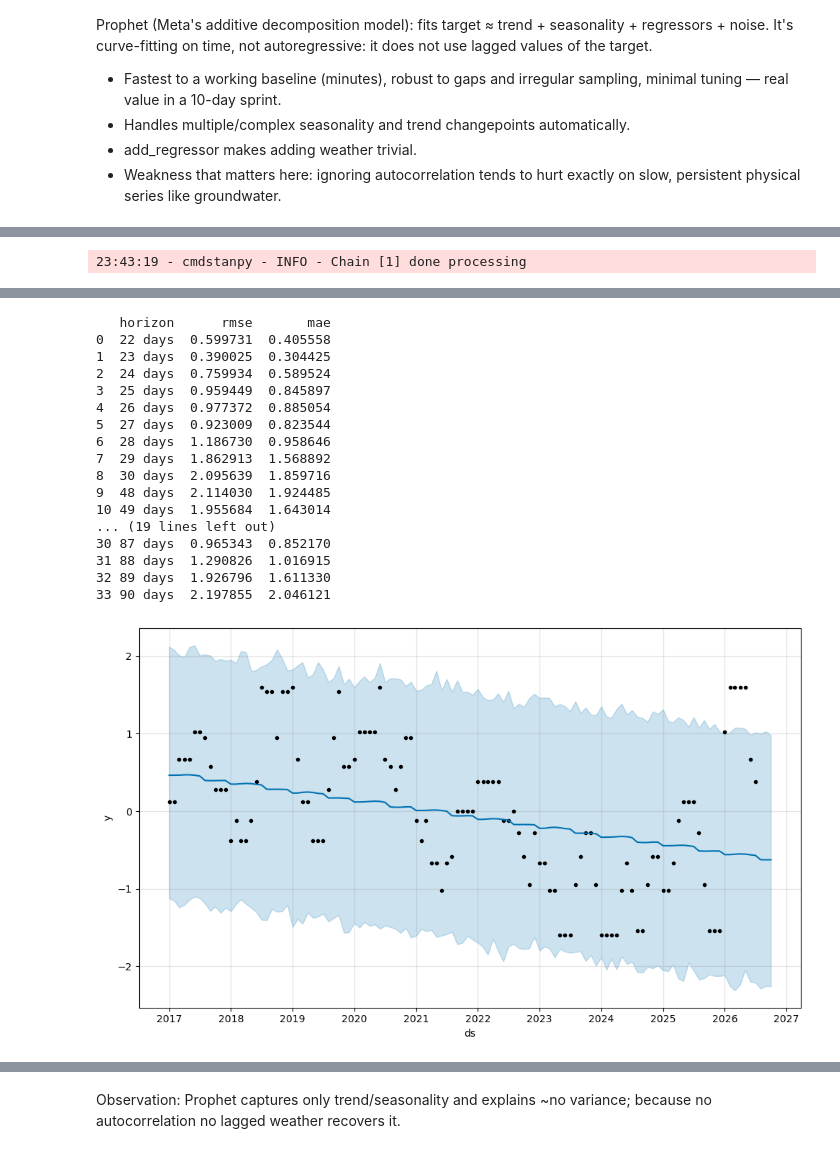
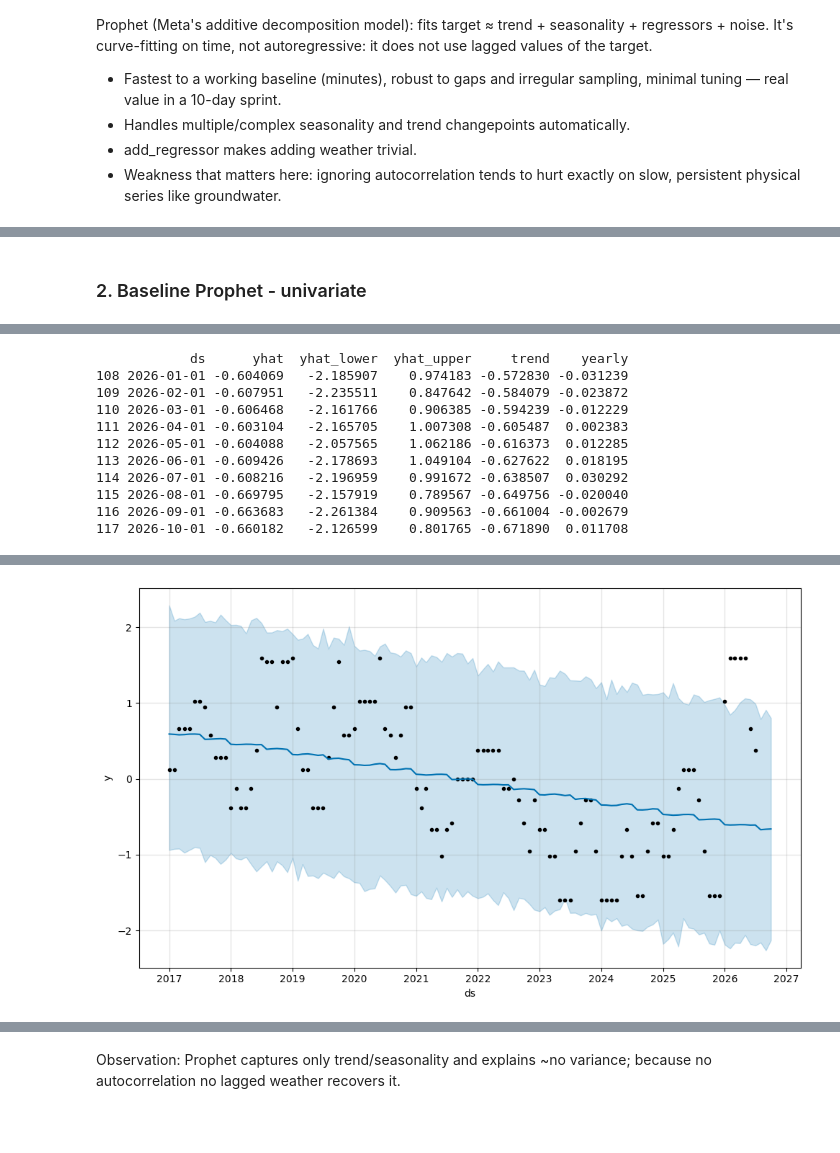
Before and after one commit to lauradmch/NappeCast-forecasting, a Jupyter notebook: notebooks/prophet_analysis.ipynb, the cells around one changed output, grey strips where cells are left out. Cells and saved outputs as stored; diff of their text form; code cells hidden in the pictures; blank space fills up the shorter version.

```diff
--- a/notebooks/prophet_analysis.ipynb
+++ b/notebooks/prophet_analysis.ipynb
@@ -7,6 +7,8 @@ import numpy as np
 
 # Loading the dataframe
 input_path = Path("..") / 'data' / 'processed' / 'dataset_processed.csv'
-df = pd.read_csv(input_path)
-display(df.head(5))
+dataset = pd.read_csv(input_path)
+dataset = dataset.set_index("date_index", drop=False)
+dataset.index = pd.to_datetime(dataset.index)
+display(dataset.columns)
 # %% [output]
@@ -57,0 +41,8 @@ from prophet.plot import plot_cross_validation_metric
+# %%
+# Select standardized features and build the monthly panel
+df = dataset.copy()
+std_cols = df.filter(regex=r"^S.*I$").columns
+df = df.filter(std_cols)
+df_monthly = df.groupby(df.index.to_period('M')).mean()
+
+display(df_monthly.head())
@@ -58,3 +57,5 @@ from prophet.plot import plot_cross_validation_metric
+# %% [markdown]
+### 2. Baseline Prophet - univariate
 # %%
 
 # build the two-column frame for Prophet
@@ -100,7 +101,7 @@ print(forecast[["ds", "yhat", "yhat_lower", "yhat_upper", "trend", "yearly"]].ta
 # then refits on each expanding past-window and predicts the future horizon
 df_cv = cross_validation(
     m,
-    horizon="90 days",
+    horizon="30 days",
     period="30 days",
     initial="2555 days"
     )
@@ -119 +121,11 @@ Test:  2025-08-01 00:00:00 to 2026-07-01 00:00:00
-23:43:19 - cmdstanpy - INFO - Chain [1] done processing
+            ds      yhat  yhat_lower  yhat_upper     trend    yearly
+108 2026-01-01 -0.604069   -2.185907    0.974183 -0.572830 -0.031239
+109 2026-02-01 -0.607951   -2.235511    0.847642 -0.584079 -0.023872
+110 2026-03-01 -0.606468   -2.161766    0.906385 -0.594239 -0.012229
+111 2026-04-01 -0.603104   -2.165705    1.007308 -0.605487  0.002383
+112 2026-05-01 -0.604088   -2.057565    1.062186 -0.616373  0.012285
+113 2026-06-01 -0.609426   -2.178693    1.049104 -0.627622  0.018195
+114 2026-07-01 -0.608216   -2.196959    0.991672 -0.638507  0.030292
+115 2026-08-01 -0.669795   -2.157919    0.789567 -0.649756 -0.020040
+116 2026-09-01 -0.663683   -2.261384    0.909563 -0.661004 -0.002679
+117 2026-10-01 -0.660182   -2.126599    0.801765 -0.671890  0.011708
@@ -148,19 +166,2 @@ Test:  2025-08-01 00:00:00 to 2026-07-01 00:00:00
-   horizon      rmse       mae
-0  22 days  0.599731  0.405558
-1  23 days  0.390025  0.304425
-2  24 days  0.759934  0.589524
-3  25 days  0.959449  0.845897
-4  26 days  0.977372  0.885054
-5  27 days  0.923009  0.823544
-6  28 days  1.186730  0.958646
-7  29 days  1.862913  1.568892
-8  30 days  2.095639  1.859716
-9  48 days  2.114030  1.924485
-10 49 days  1.955684  1.643014
-... (19 lines left out)
-30 87 days  0.965343  0.852170
-31 88 days  1.290826  1.016915
-32 89 days  1.926796  1.611330
-33 90 days  2.197855  2.046121
-[figure, old version]
+[figure, new version]
 # %%
```
Also changed, not shown: parts of 30 cells of this notebook.
